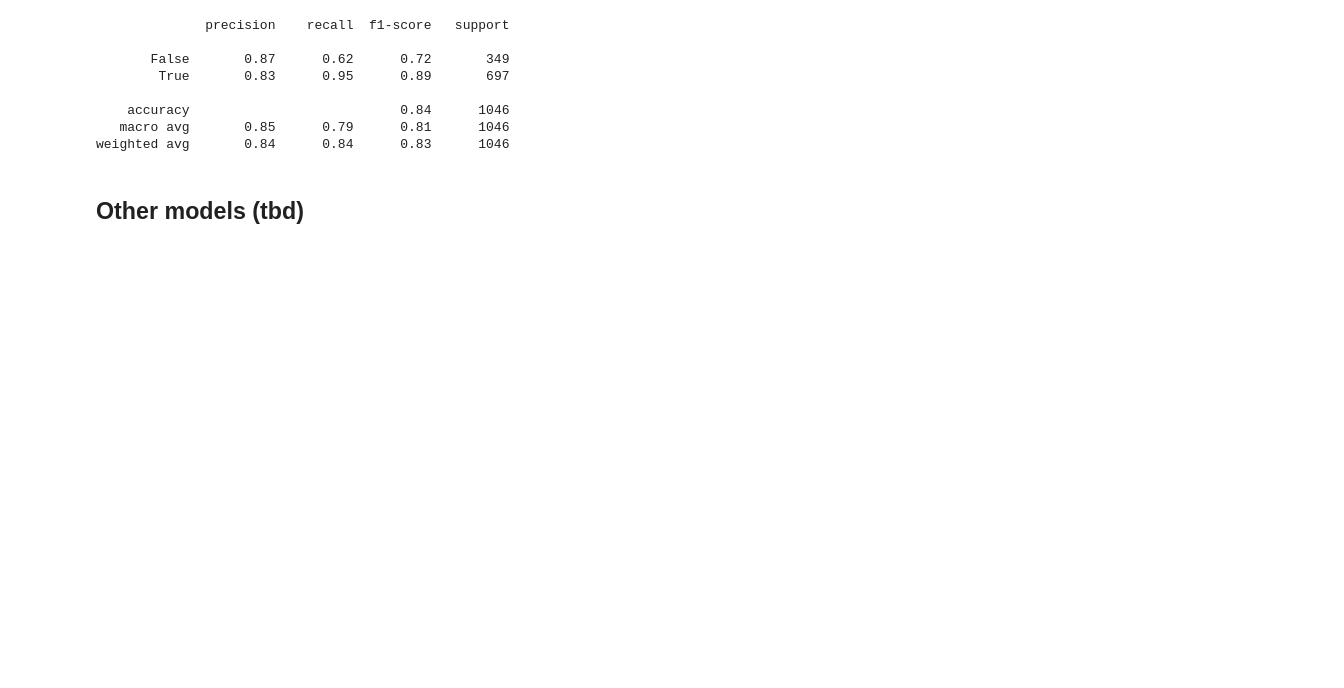
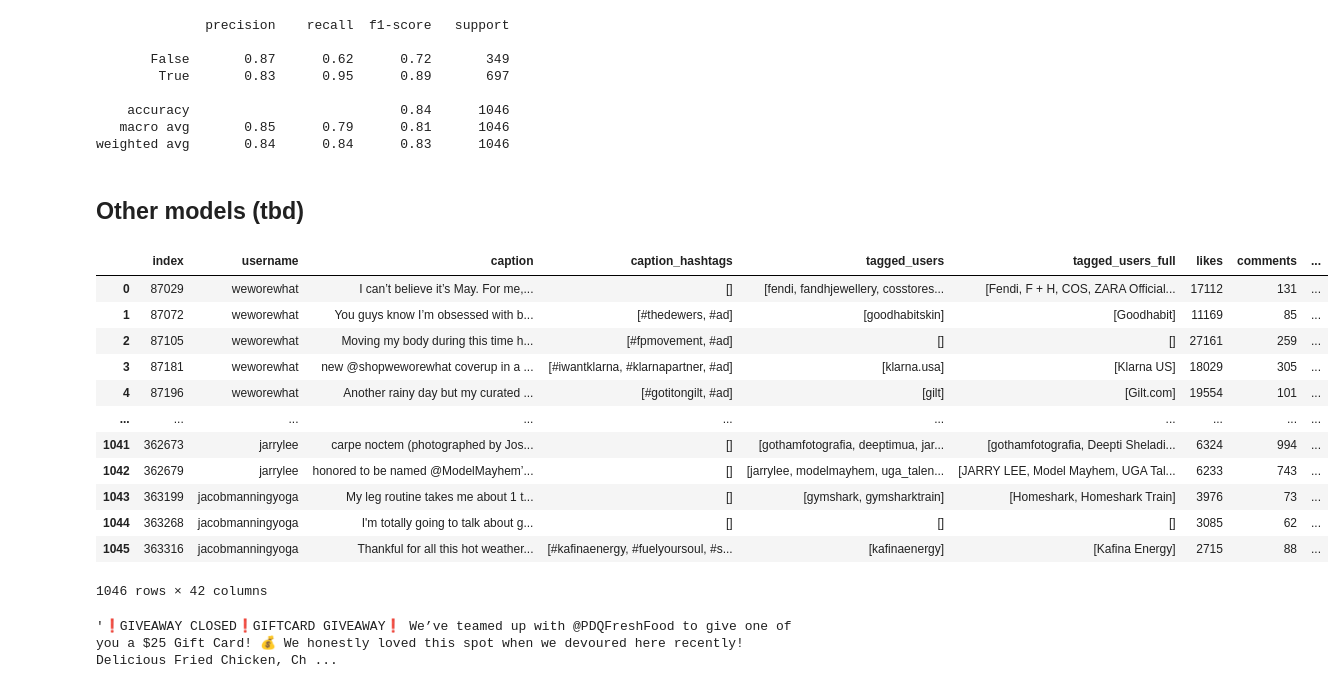
Before and after one commit to stefanhuber1510/enforcing-the-digital-services-act, a Jupyter notebook: 2-annotated-dataset-experiments/qualitative-exploration.ipynb, the cells around one changed output. Drawn from its saved outputs; the diff is of its cells as text; code cells hidden in the pictures; blank space fills up the shorter version.

```diff
--- a/2-annotated-dataset-experiments/qualitative-exploration.ipynb
+++ b/2-annotated-dataset-experiments/qualitative-exploration.ipynb
@@ -167,3 +167,26 @@ for model in ["text-davinci-003","text-ada-001", "text-babbage-001", "text-curie
         # Save the response text
         completions[model].append(response["choices"][0]["text"])
     print(model+" done")
+# %%
+with open('results.pkl', 'rb') as f:
+    results = pkl.load(f)
+# %%
+results
+# %% [output]
+|  | index | username | caption | caption_hashtags | tagged_users | tagged_users_full | likes | comments | ... |
+| 0 | 87029 | weworewhat | I can’t believe it’s May. For me,... | [] | [fendi, fandhjewellery, cosstores... | [Fendi, F + H, COS, ZARA Official... | 17112 | 131 | ... |
+| 1 | 87072 | weworewhat | You guys know I’m obsessed with b... | [#thedewers, #ad] | [goodhabitskin] | [Goodhabit] | 11169 | 85 | ... |
+| 2 | 87105 | weworewhat | Moving my body during this time h... | [#fpmovement, #ad] | [] | [] | 27161 | 259 | ... |
+| 3 | 87181 | weworewhat | new @shopweworewhat coverup in a ... | [#iwantklarna, #klarnapartner, #ad] | [klarna.usa] | [Klarna US] | 18029 | 305 | ... |
+| 4 | 87196 | weworewhat | Another rainy day but my curated ... | [#gotitongilt, #ad] | [gilt] | [Gilt.com] | 19554 | 101 | ... |
+| ... | ... | ... | ... | ... | ... | ... | ... | ... | ... |
+| 1041 | 362673 | jarrylee | carpe noctem (photographed by Jos... | [] | [gothamfotografia, deeptimua, jar... | [gothamfotografia, Deepti Sheladi... | 6324 | 994 | ... |
+| 1042 | 362679 | jarrylee | honored to be named @ModelMayhem’... | [] | [jarrylee, modelmayhem, uga_talen... | [JARRY LEE, Model Mayhem, UGA Tal... | 6233 | 743 | ... |
+| 1043 | 363199 | jacobmanningyoga | My leg routine takes me about 1 t... | [] | [gymshark, gymsharktrain] | [Homeshark, Homeshark Train] | 3976 | 73 | ... |
+| 1044 | 363268 | jacobmanningyoga | I'm totally going to talk about g... | [] | [] | [] | 3085 | 62 | ... |
+| 1045 | 363316 | jacobmanningyoga | Thankful for all this hot weather... | [#kafinaenergy, #fuelyoursoul, #s... | [kafinaenergy] | [Kafina Energy] | 2715 | 88 | ... |
+1046 rows × 42 columns
+# %%
+results[(results["has_disclosures"]==True) & (results["label"]==False)].iloc[0,-3]
+# %% [output]
+'❗️GIVEAWAY CLOSED❗️GIFTCARD GIVEAWAY❗️ We’ve teamed up with @PDQFreshFood to give one of you a $25 Gift Card! 💰 We honestly loved this spot when we devoured here recently! Delicious Fried Chicken, Ch ...
```
Also changed, not shown: 3 other files.
